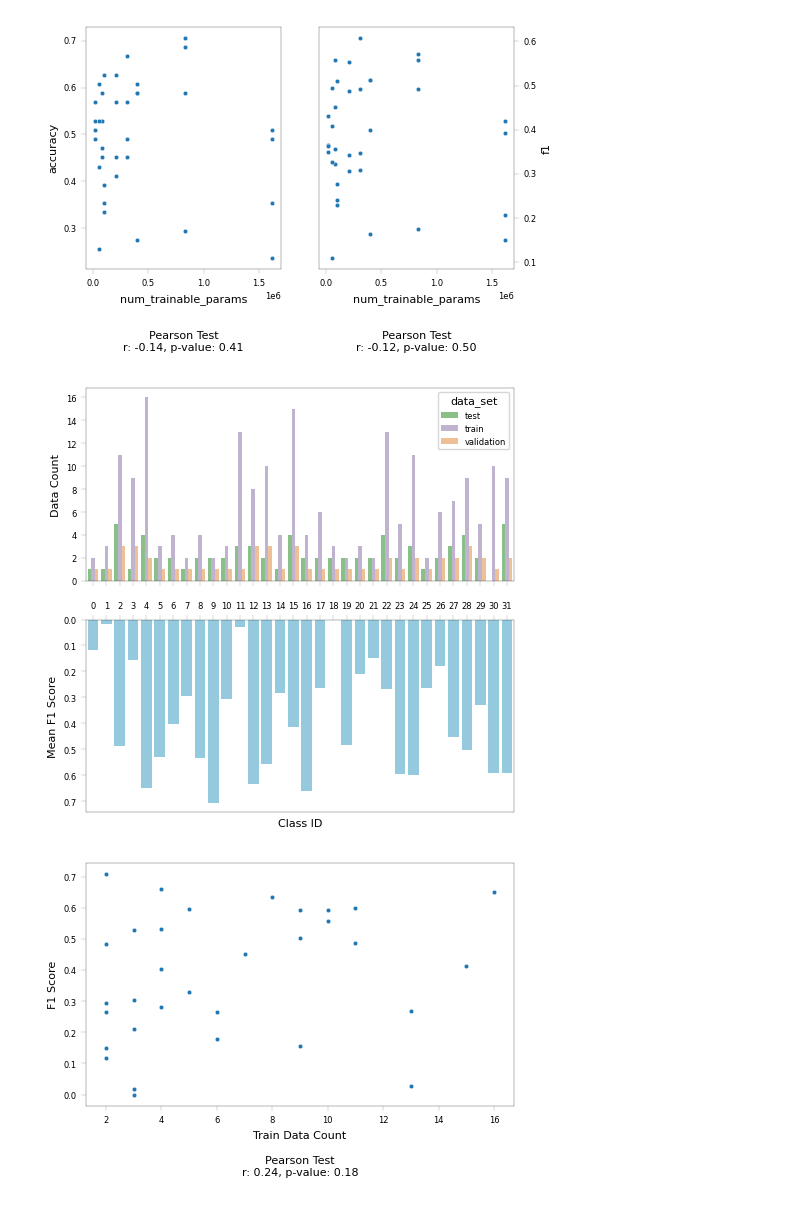
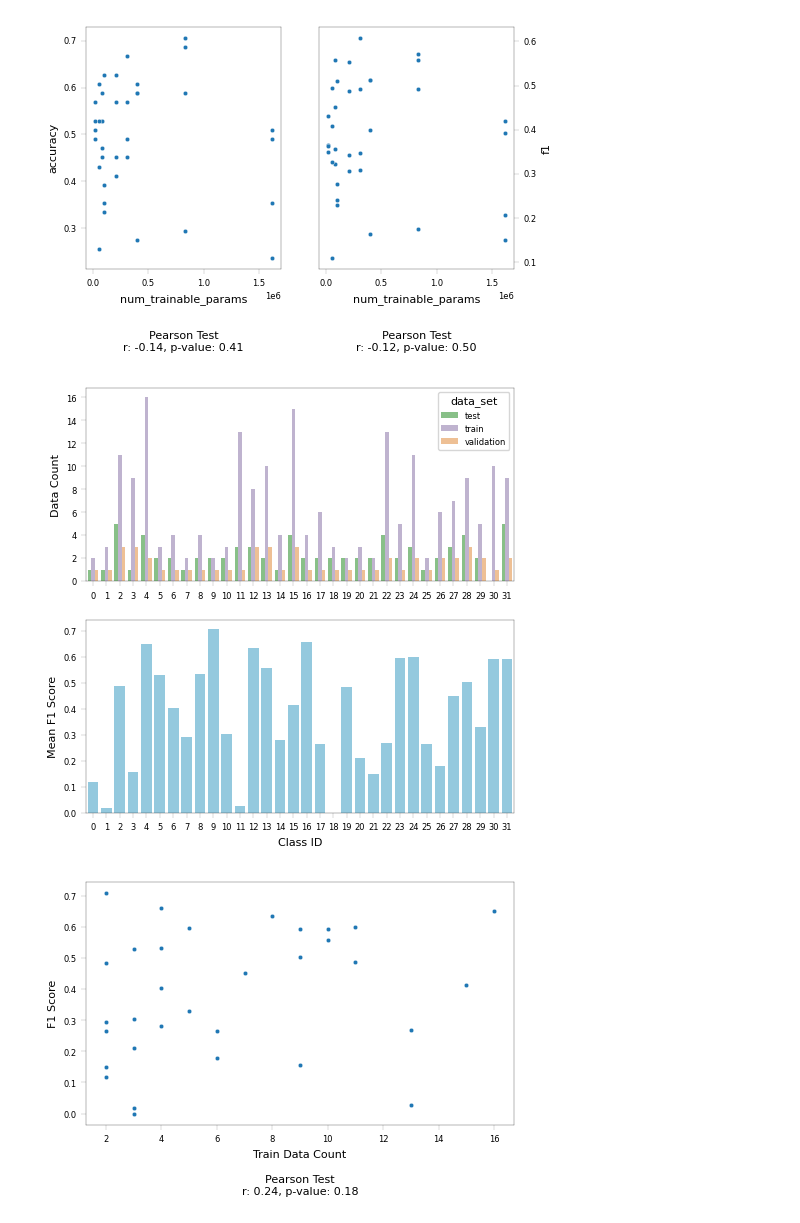
Before and after one commit to juliankraft/TermPaper1-Ecoacoustics, a Jupyter notebook: code/visualisation.ipynb, the cells around one changed output. Cells and saved outputs as stored; diff of their text form; code cells hidden in the pictures.

```diff
--- a/code/visualisation.ipynb
+++ b/code/visualisation.ipynb
@@ -227,38 +227,39 @@ def create_object(image_size_cm=image_size_cm):
     f1_per_class = ex.get_metrics(sel_metric='f1_per_class', eval_subset=['validation']).mean()
 
 
-    fig, axes = plt.subplots(2, 1, figsize=(image_size_cm[0]/2.54, image_size_cm[1]/2.54), sharex=True)
+    fig, axes = plt.subplots(2, 1, figsize=(image_size_cm[0]/2.54, image_size_cm[1]/2.54))
 
     # Plot 1: Count of Class ID by Data Set
     sns.barplot(
         data=melted,
         x='class_id',
         y='count',
         hue='data_set',
         palette = 'Accent',
         ax=axes[0])
     axes[0].set_ylabel('Data Count')
+    axes[0].set_xlabel('')
 
     # Plot 2: Mean F1 Score per Class
     sns.barplot(
         data=f1_per_class,
         color = 'skyblue',
         ax=axes[1]
     )
     axes[1].set_xlabel('Class ID')
     axes[1].set_ylabel('Mean F1 Score')
 
     # axes[1].xaxis.set_label_position('top')
-    axes[1].xaxis.tick_top()
-    axes[1].invert_yaxis()
+    # axes[1].xaxis.tick_top()
+    # axes[1].invert_yaxis()
 
     return fig
 
 f1_per_class = LatexObject(object_type=object_type, label=label, caption=caption, create_object=create_object)
 
 f1_per_class.show()
 # %% [output]
-[figure, old version]
+[figure, new version]
 # %%
 label = 'f1_per_class_to_data_distribution'
 object_type = 'figure'
```
Also changed, not shown: 7 other files.
